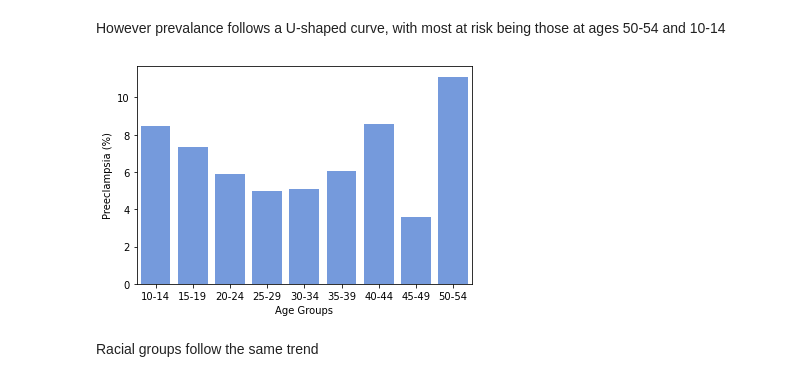
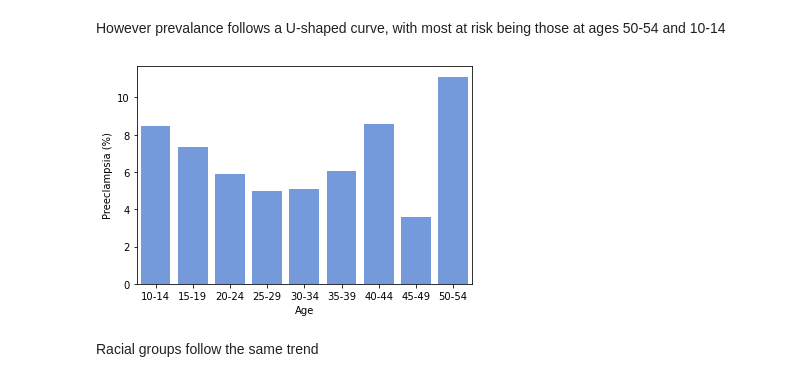
Before and after one commit to rachellb/Bennett_OUDSA5900, a Jupyter notebook: Descriptions/Oklahoma Descriptions.ipynb, the cells around one changed output. Cells and saved outputs as stored; diff of their text form; code cells hidden in the pictures.

```diff
--- a/Descriptions/Oklahoma Descriptions.ipynb
+++ b/Descriptions/Oklahoma Descriptions.ipynb
@@ -443,10 +445,10 @@ However prevalance follows a U-shaped curve, with most at risk being those at ag
 # %%
 ageGroup = (data.groupby('Age')['Preeclampsia/Eclampsia'].sum())/data.Age.value_counts()*100
 ax = sns.barplot(x=ageGroup.index, y=ageGroup.values, color='cornflowerblue')
-ax.set(xlabel='Age Groups',ylabel='Preeclampsia (%)')
+ax.set(xlabel='Age',ylabel='Preeclampsia (%)')
 plt.savefig('agemapOklahoma.png', dpi=400, bbox_inches = "tight")
 # %% [output]
-[figure, old version]
+[figure, new version]
 # %% [markdown]
 Racial groups follow the same trend
 # %%
```
Also changed, not shown: parts of 5 cells of this notebook, 4 other files.
